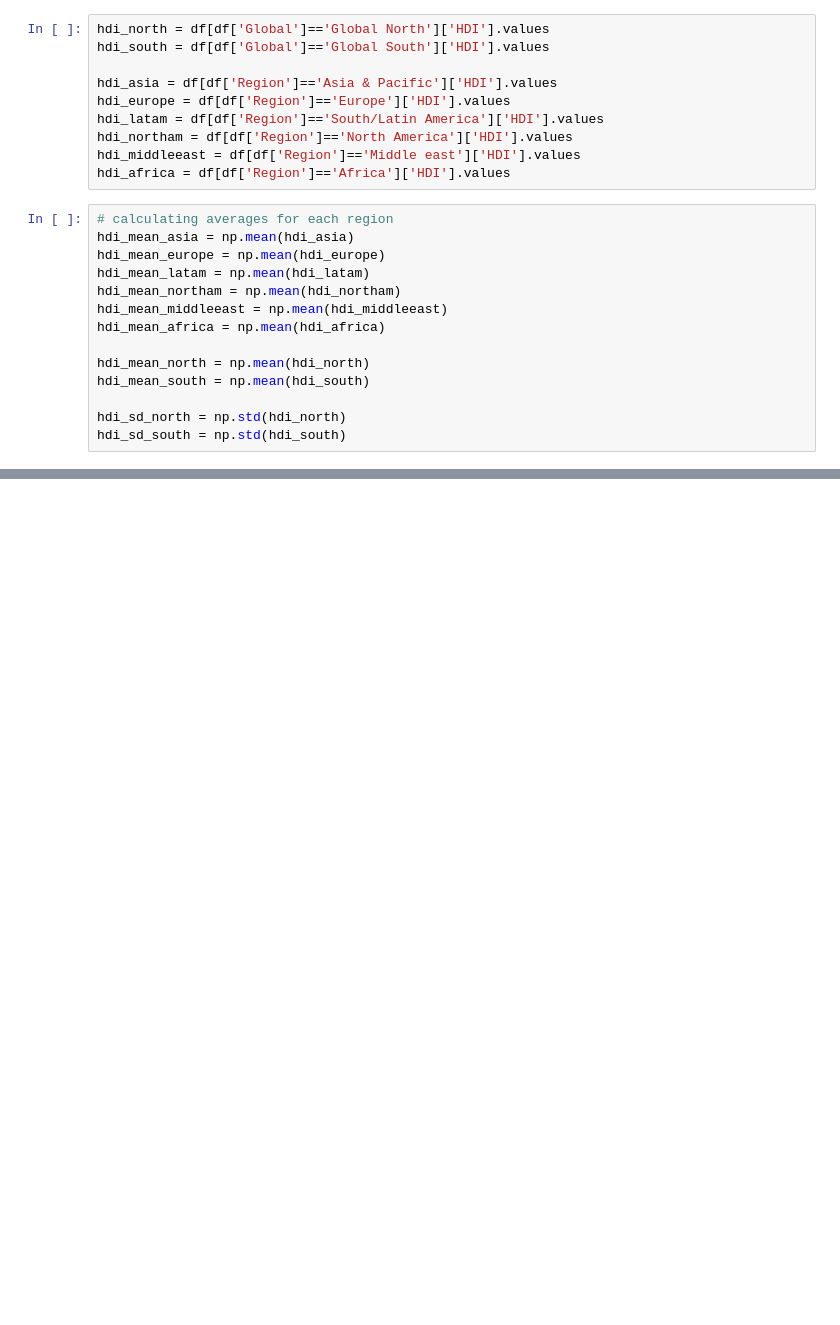
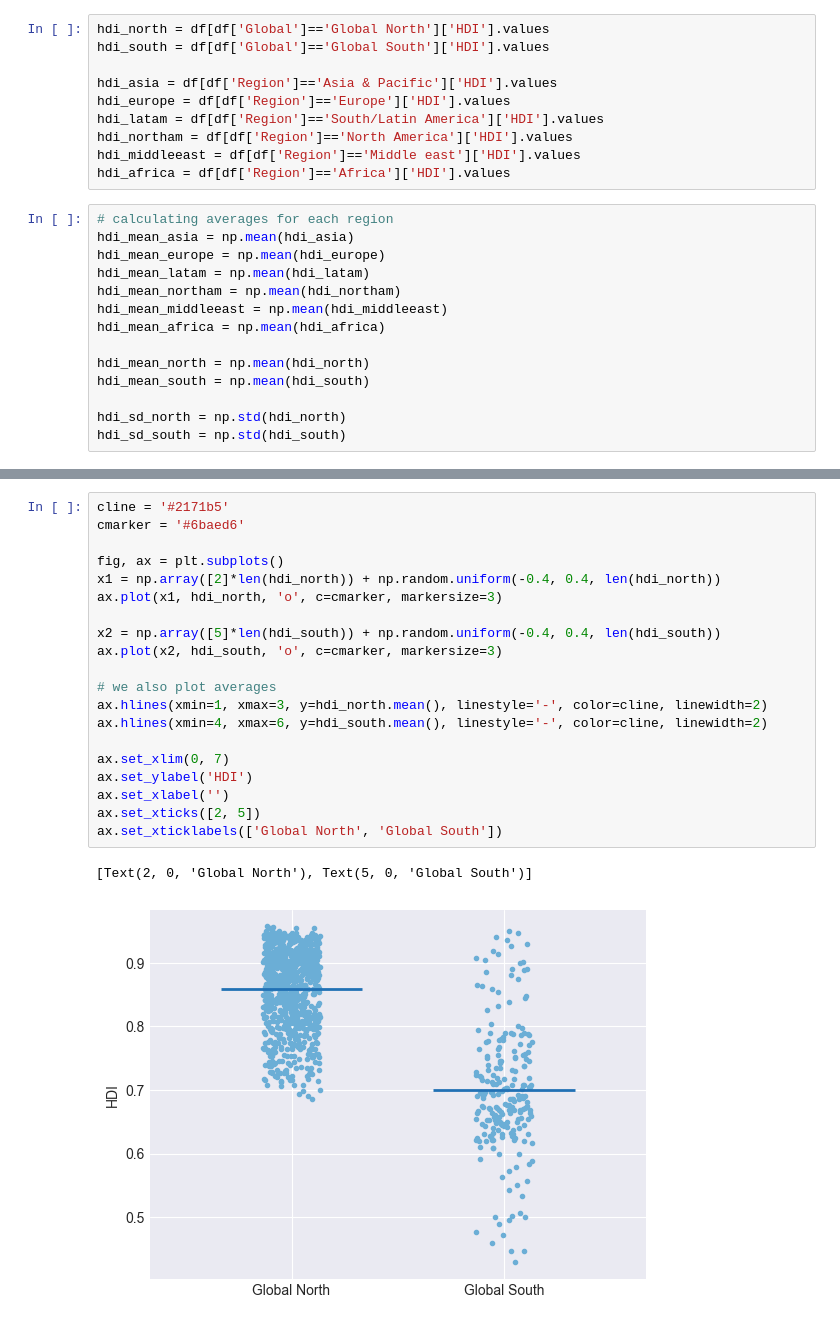
Before and after one commit to ASPP/2023-heraklion-dataviz, a Jupyter notebook: exercise-2_sol.ipynb, the cells around one changed output, grey strips where cells are left out. Drawn from its saved outputs; the diff is of its cells as text; blank space fills up the shorter version.

Commit message:
updates exercise 2 solution with strip plot

```diff
--- a/exercise-2_sol.ipynb
+++ b/exercise-2_sol.ipynb
@@ -330,0 +331,23 @@ Text(0.5, 0, 'HDI')
+# %%
+cline = '#2171b5'
+cmarker = '#6baed6'
+
+fig, ax = plt.subplots()
+x1 = np.array([2]*len(hdi_north)) + np.random.uniform(-0.4, 0.4, len(hdi_north))
+ax.plot(x1, hdi_north, 'o', c=cmarker, markersize=3)
+
+x2 = np.array([5]*len(hdi_south)) + np.random.uniform(-0.4, 0.4, len(hdi_south))
+ax.plot(x2, hdi_south, 'o', c=cmarker, markersize=3)
+
+# we also plot averages
+ax.hlines(xmin=1, xmax=3, y=hdi_north.mean(), linestyle='-', color=cline, linewidth=2)
+ax.hlines(xmin=4, xmax=6, y=hdi_south.mean(), linestyle='-', color=cline, linewidth=2)
+
+ax.set_xlim(0, 7)
+ax.set_ylabel('HDI')
+ax.set_xlabel('')
+ax.set_xticks([2, 5])
+ax.set_xticklabels(['Global North', 'Global South'])
+# %% [output]
+[Text(2, 0, 'Global North'), Text(5, 0, 'Global South')]
+[figure, added]
```
Also changed, not shown: parts of 11 cells of this notebook.
